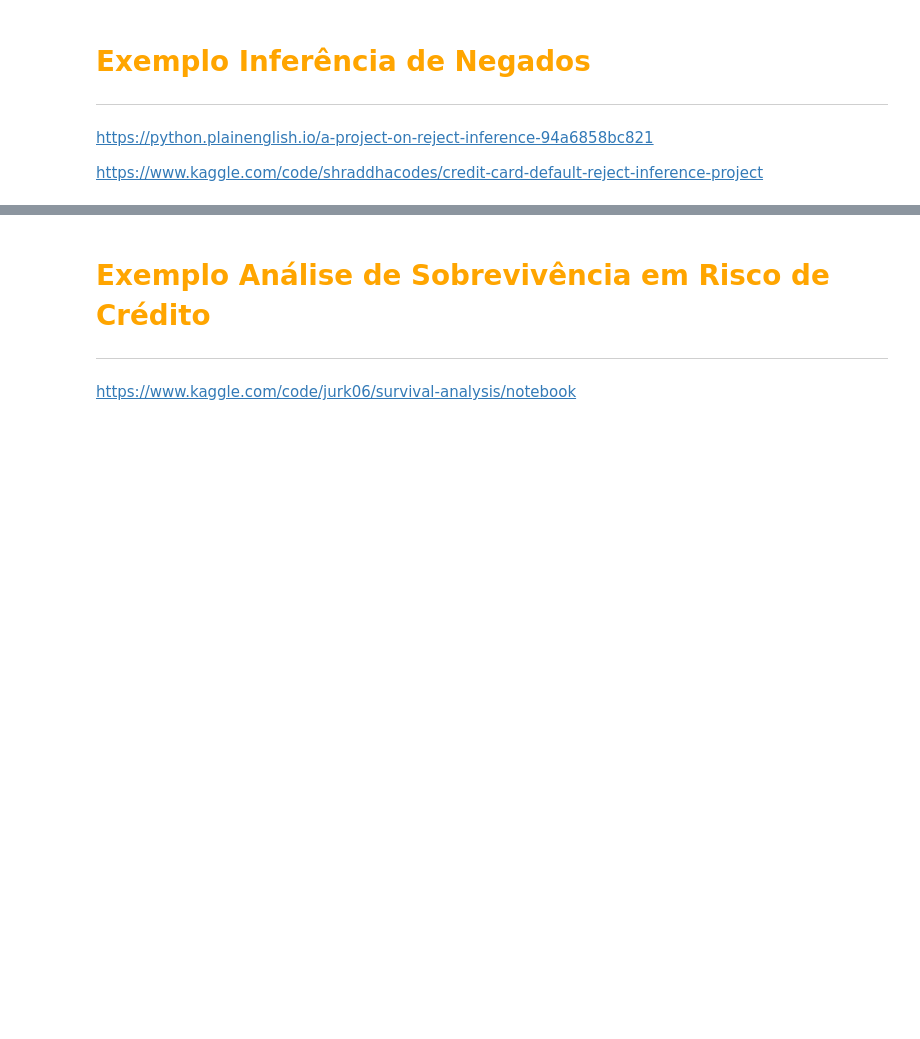
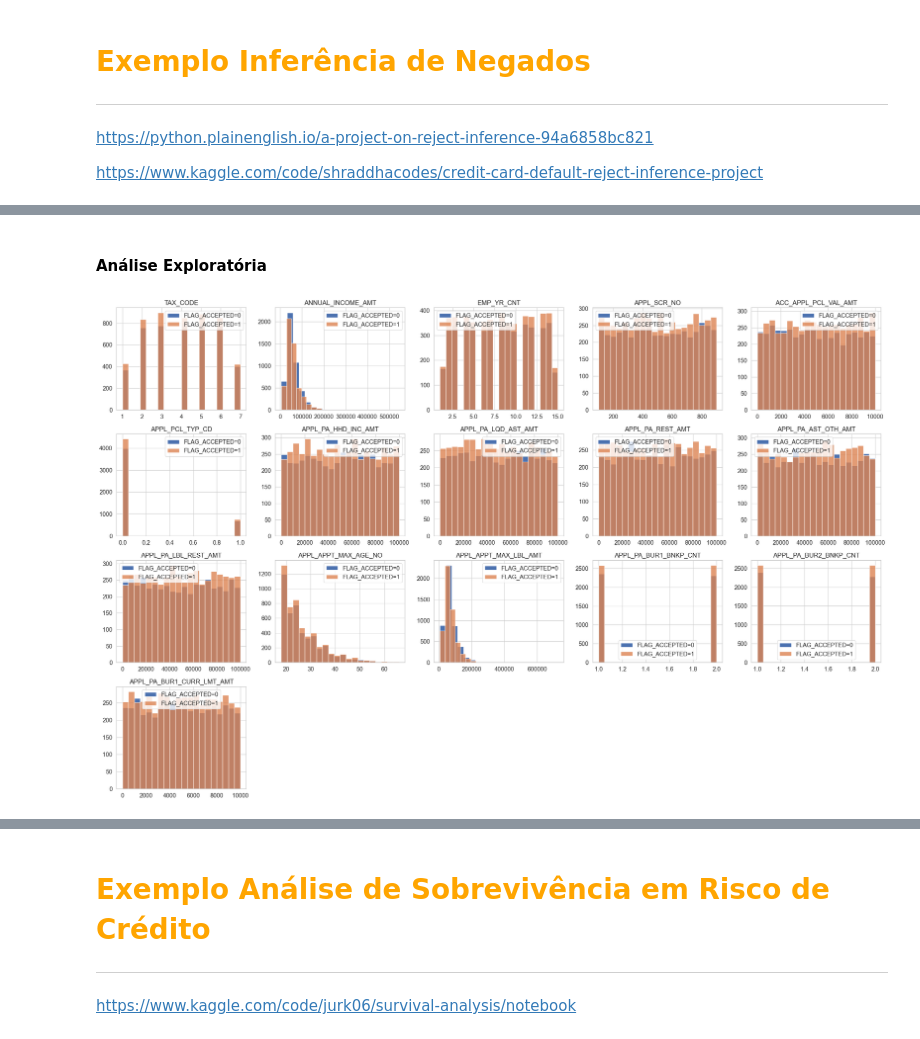
Before and after one commit to leonardovargas10/Pesquisa_Aplicada_Modelagem, a Jupyter notebook: Risco_de_Credito/Modelagem_Credito.ipynb, the cells around one changed output, grey strips where cells are left out. Drawn from its saved outputs; the diff is of its cells as text; code cells hidden in the pictures; blank space fills up the shorter version.

```diff
--- a/Risco_de_Credito/Modelagem_Credito.ipynb
+++ b/Risco_de_Credito/Modelagem_Credito.ipynb
@@ -465,0 +464,30 @@ display(association_table)
+# %%
+df_approved = pd.read_excel('./data/appbeh_approved.xlsx')
+df_rej = pd.read_excel('./data/appbeh_rej.xlsx')
+
+df_approved['FLAG_ACCEPTED'] = 1
+df_approved = df_approved[['FLAG_ACCEPTED', 'TAX_CODE', 'ANNUAL_INCOME_AMT', 'EDUCATION', 'EMP_YR_CNT',
+'RESIDENCE','APPL_SCR_NO', 'ACC_APPL_PCL_VAL_AMT',
+'APPL_PCL_TYP_CD', 'APPL_PA_HHD_INC_AMT', 'APPL_PA_LQD_AST_AMT',
+'APPL_PA_REST_AMT', 'APPL_PA_AST_OTH_AMT', 'APPL_PA_LBL_REST_AMT',
+'APPL_PA_LEG_JUDG_FLG', 'APPL_PA_BNKR_STS_CD', 'APPL_PA_MNTS_FLG',
+'APPL_APPT_MAX_AGE_NO', 'APPL_APPT_MAX_LBL_AMT',
+'APPL_PA_BUR1_BNKP_CNT', 'APPL_PA_BUR2_BNKP_CNT',
+'APPL_PA_BUR1_CURR_LMT_AMT', 'TGT_VAR']]
+
+df_rej['FLAG_ACCEPTED'] = 0
+df_rej['TGT_VAR'] = np.nan
+df_rej = df_rej[['FLAG_ACCEPTED', 'TAX_CODE', 'ANNUAL_INCOME_AMT', 'EDUCATION', 'EMP_YR_CNT',
+'RESIDENCE','APPL_SCR_NO', 'ACC_APPL_PCL_VAL_AMT',
+'APPL_PCL_TYP_CD', 'APPL_PA_HHD_INC_AMT', 'APPL_PA_LQD_AST_AMT',
+'APPL_PA_REST_AMT', 'APPL_PA_AST_OTH_AMT', 'APPL_PA_LBL_REST_AMT',
+'APPL_PA_LEG_JUDG_FLG', 'APPL_PA_BNKR_STS_CD', 'APPL_PA_MNTS_FLG',
+'APPL_APPT_MAX_AGE_NO', 'APPL_APPT_MAX_LBL_AMT',
+'APPL_PA_BUR1_BNKP_CNT', 'APPL_PA_BUR2_BNKP_CNT',
+'APPL_PA_BUR1_CURR_LMT_AMT', 'TGT_VAR']]
+
+df_full = pd.concat([df_approved, df_rej], ignore_index=True)
+display(df_full['FLAG_ACCEPTED'].value_counts(normalize=True))
+display(df_full['TGT_VAR'].value_counts(normalize=True))
+
+df_full = df_full.dropna(subset=[col for col in df_full.columns if col != "TGT_VAR"])
@@ -465,0 +503,15 @@ display(association_table)
+# %% [markdown]
+#### Análise Exploratória
+# %%
+
+
+# Exemplo de uso:
+plot_histograms_by_flag(df_full, ['TAX_CODE', 'ANNUAL_INCOME_AMT', 'EMP_YR_CNT',
+'APPL_SCR_NO', 'ACC_APPL_PCL_VAL_AMT',
+'APPL_PCL_TYP_CD', 'APPL_PA_HHD_INC_AMT', 'APPL_PA_LQD_AST_AMT',
+'APPL_PA_REST_AMT', 'APPL_PA_AST_OTH_AMT', 'APPL_PA_LBL_REST_AMT',
+'APPL_APPT_MAX_AGE_NO', 'APPL_APPT_MAX_LBL_AMT',
+'APPL_PA_BUR1_BNKP_CNT', 'APPL_PA_BUR2_BNKP_CNT',
+'APPL_PA_BUR1_CURR_LMT_AMT'])
+# %% [output]
+[figure, added]
```
Also changed, not shown: parts of 13 cells of this notebook, 1 other file.
